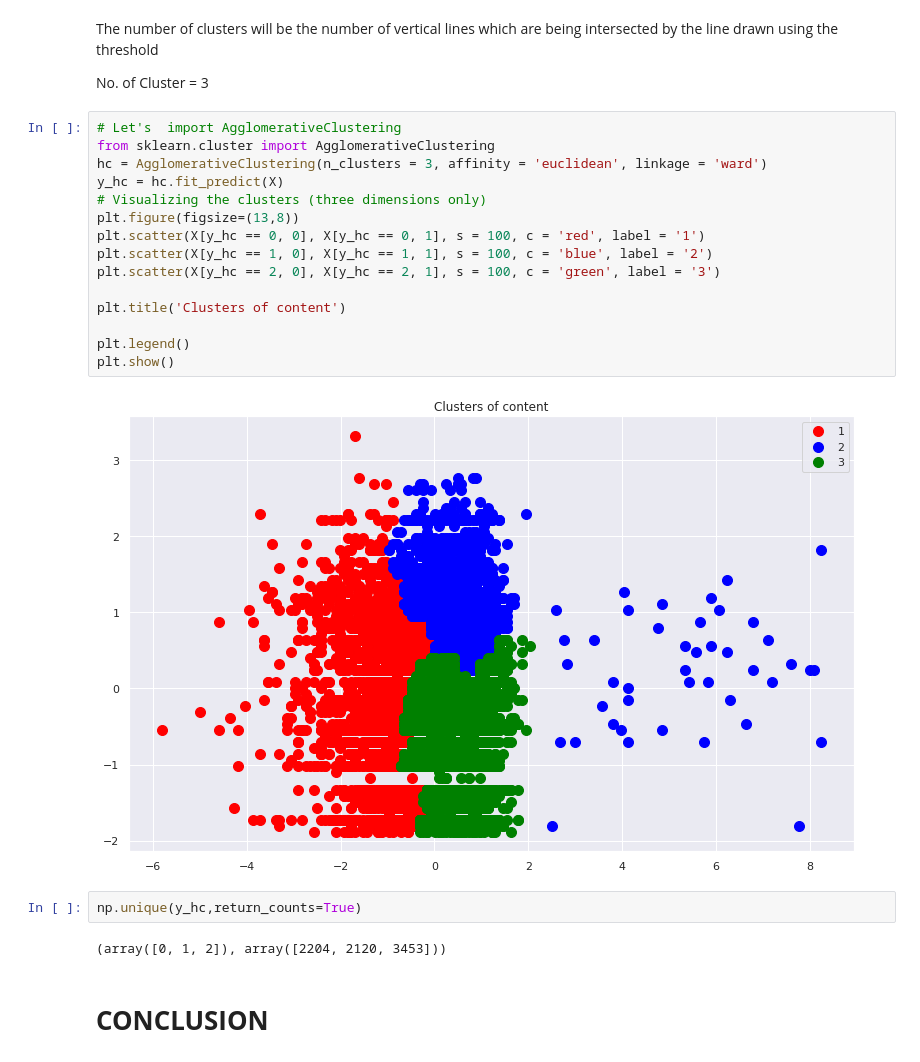
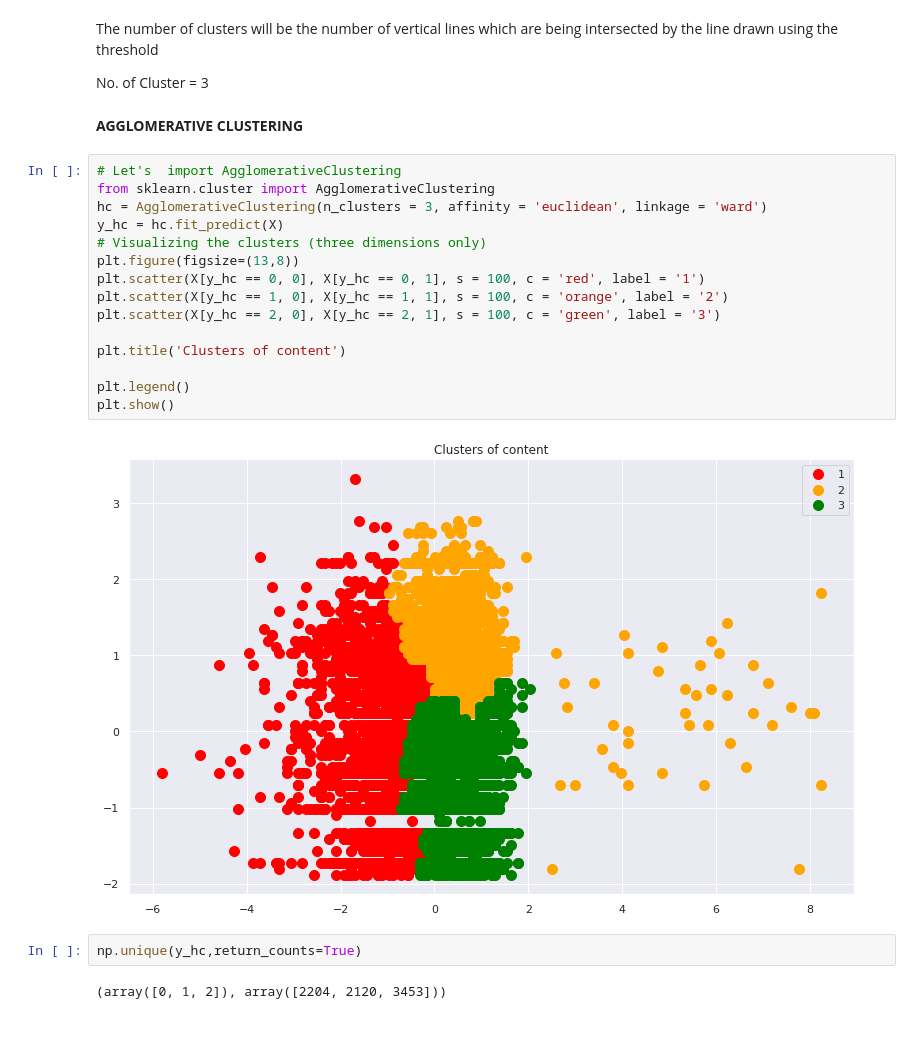
Before and after one commit to Sharaffin/Netflix-Movies-and-TV-Shows-, a Jupyter notebook: NETFLIX_MOVIES_AND_TV_SHOWS_CLUSTERING.ipynb, the cells around one changed output. Saved outputs shown, nothing was run; the diff lists cells and outputs as text; blank space fills up the shorter version.

```diff
--- a/NETFLIX_MOVIES_AND_TV_SHOWS_CLUSTERING.ipynb
+++ b/NETFLIX_MOVIES_AND_TV_SHOWS_CLUSTERING.ipynb
@@ -1408,26 +1423,26 @@ plt.show()
 The number of clusters will be the number of vertical lines which are being intersected by the line drawn using the threshold
 
 No. of Cluster = 3
+# %% [markdown]
+**AGGLOMERATIVE CLUSTERING**
 # %%
 # Let's  import AgglomerativeClustering
 from sklearn.cluster import AgglomerativeClustering
 hc = AgglomerativeClustering(n_clusters = 3, affinity = 'euclidean', linkage = 'ward')
 y_hc = hc.fit_predict(X)
 # Visualizing the clusters (three dimensions only)
 plt.figure(figsize=(13,8))
 plt.scatter(X[y_hc == 0, 0], X[y_hc == 0, 1], s = 100, c = 'red', label = '1')
-plt.scatter(X[y_hc == 1, 0], X[y_hc == 1, 1], s = 100, c = 'blue', label = '2')
+plt.scatter(X[y_hc == 1, 0], X[y_hc == 1, 1], s = 100, c = 'orange', label = '2')
 plt.scatter(X[y_hc == 2, 0], X[y_hc == 2, 1], s = 100, c = 'green', label = '3')
 
 plt.title('Clusters of content')
 
 plt.legend()
 plt.show()
 # %% [output]
-[figure, old version]
+[figure, new version]
 # %%
 np.unique(y_hc,return_counts=True)
 # %% [output]
 (array([0, 1, 2]), array([2204, 2120, 3453]))
-# %% [markdown]
-# **CONCLUSION**
```
Also changed, not shown: parts of 15 cells of this notebook.
